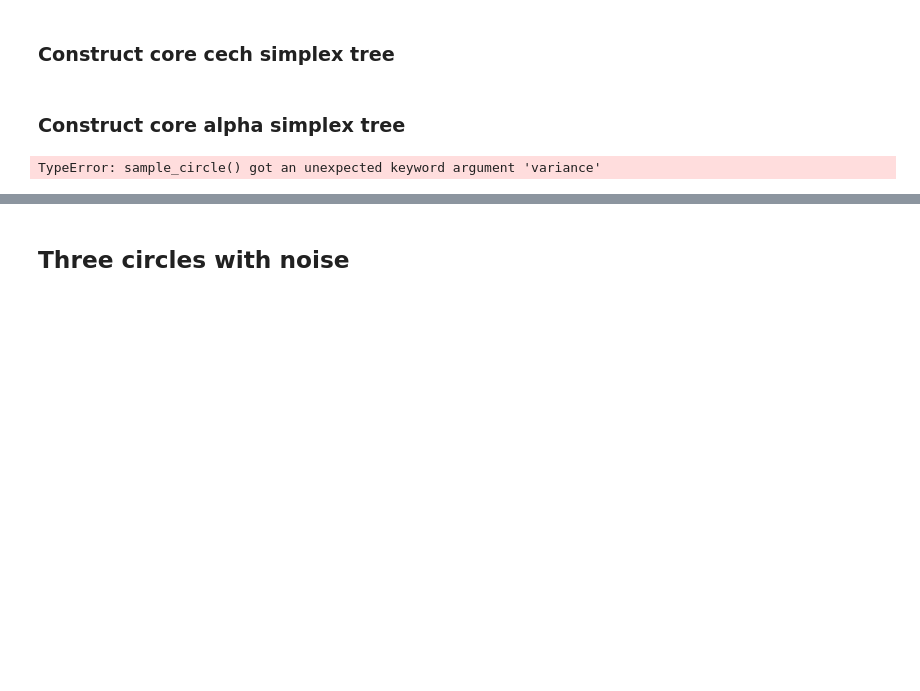
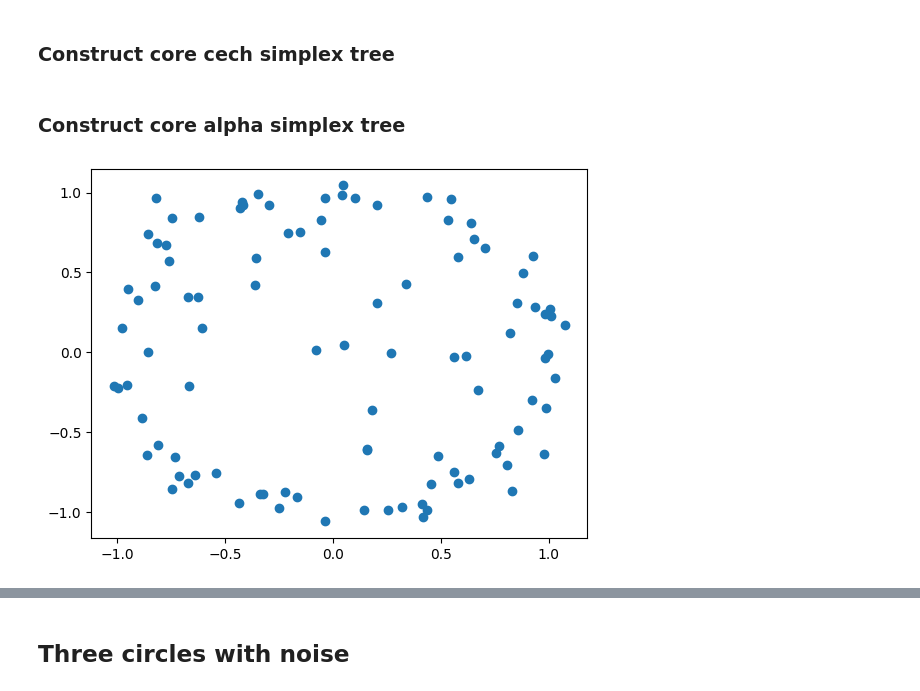
Before and after one commit to odinhg/core, a Jupyter notebook: 06_core_decreasing_k_morten.ipynb, the cells around one changed output, grey strips where cells are left out. Saved outputs shown, nothing was run; the diff lists cells and outputs as text; code cells hidden in the pictures; blank space fills up the shorter version.

```diff
--- a/06_core_decreasing_k_morten.ipynb
+++ b/06_core_decreasing_k_morten.ipynb
@@ -86,13 +86,13 @@ def core_alpha(X, max_k=10, max_r=None, precision='safe'):
 # %%
 N = 60
 M = 40
-Z = sample_circle(N, rng, variance=0.005)
+Z = sample_circle(N, rng, std=0.05)
 Y = sample_rectangle(M, rng)
 X = np.r_[Z, Y]
 plt.scatter(*X.T)
 plt.show()
 # %% [output]
-TypeError: sample_circle() got an unexpected keyword argument 'variance'
+[figure, added]
 # %%
 def plot_sqrt_persistence(st, axes):
     persistence = st.persistence()
```
Also changed, not shown: parts of 8 cells of this notebook.
